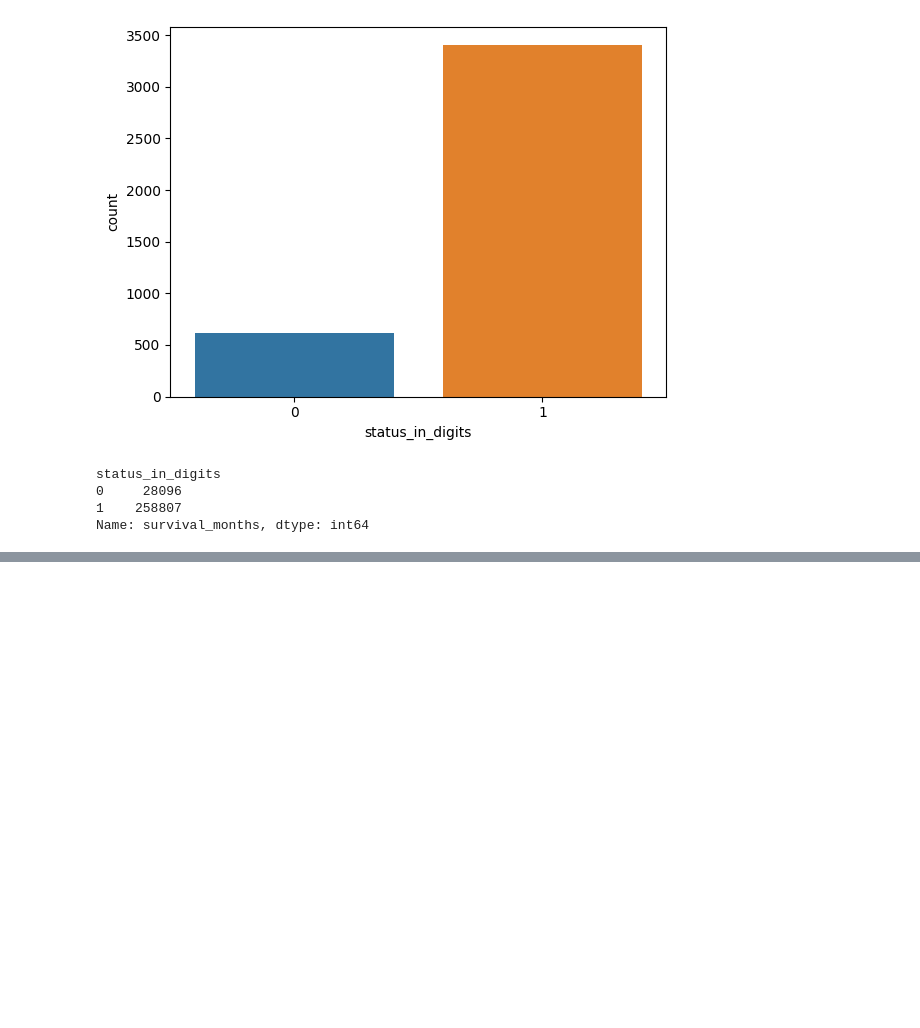
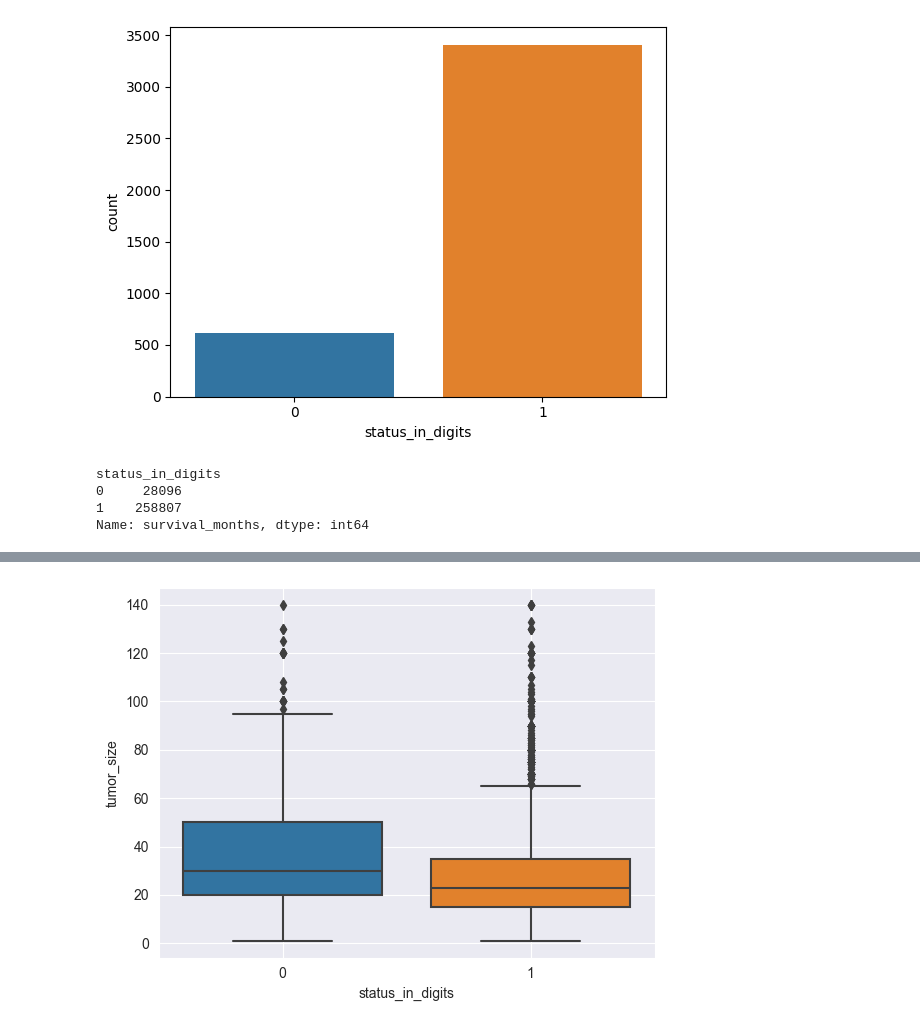
Before and after one commit to richwej/eda_projects, a Jupyter notebook: Project 2 - Breast Cancer/breast_cancer_eda.ipynb, the cells around one changed output, grey strips where cells are left out. Saved outputs shown, nothing was run; the diff lists cells and outputs as text; code cells hidden in the pictures; blank space fills up the shorter version.

```diff
--- a/Project 2 - Breast Cancer/breast_cancer_eda.ipynb
+++ b/Project 2 - Breast Cancer/breast_cancer_eda.ipynb
@@ -183,0 +221,16 @@ Name: survival_months, dtype: int64
+# %%
+#let's see a boxplot of this.., let's know if the abnormal tumor sizes could contribute to death factors.., alright
+#let's take a detailed look
+
+fig = plt.figure()
+sns.set_style('dark')
+sns.boxplot(data = bc_dataset_cp, y='tumor_size', x = 'status_in_digits')
+plt.grid()
+fig.show()
+
+
+#observation: although there are several outliers in both dead and alive
+#those that died the tumor size in most of the distributions were higher
+#next stop let's just use only 95% of the population in both cases and plot to see how the boxplot looks like
+# %% [output]
+[figure, added]
```
Also changed, not shown: parts of 26 cells of this notebook.
